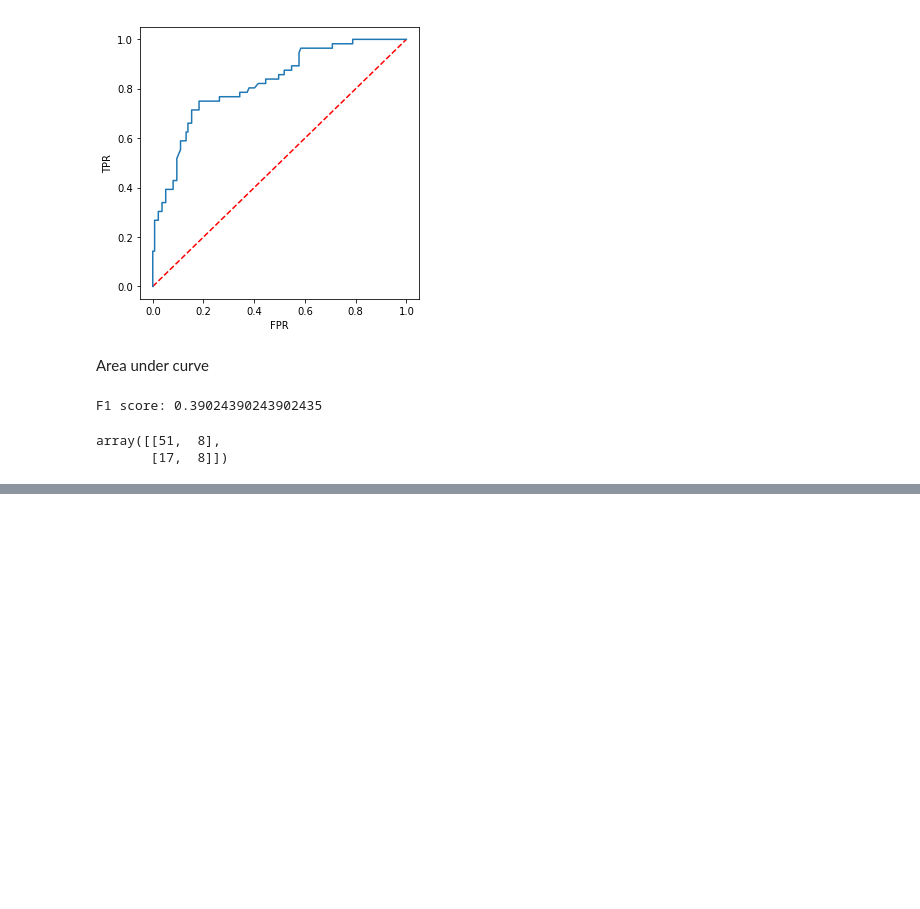
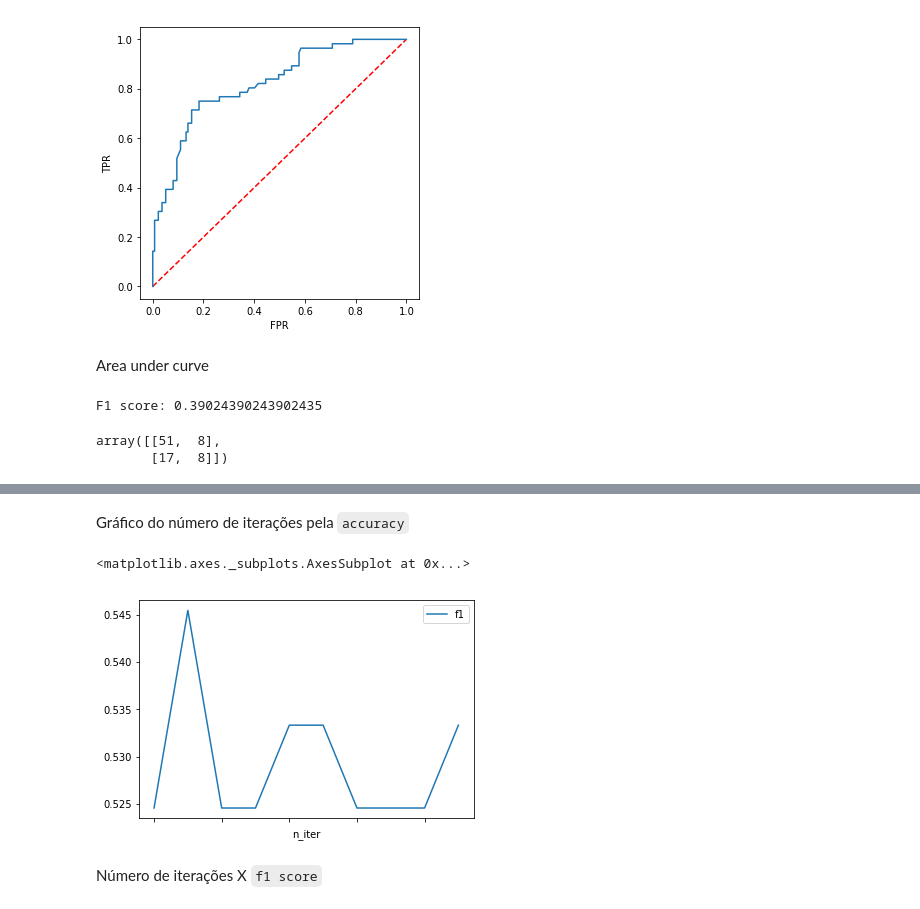
Before and after one commit to LRAbbade/trabalho_NN, a Jupyter notebook: tests.ipynb, the cells around one changed output, grey strips where cells are left out. Drawn from its saved outputs; the diff is of its cells as text; code cells hidden in the pictures; blank space fills up the shorter version.

```diff
--- a/tests.ipynb
+++ b/tests.ipynb
@@ -510,0 +671,9 @@ Apesar do accuracy estar em 70%, dá pra ver pela matriz de confusão que a regr
+# %% [markdown]
+Gráfico do número de iterações pela `accuracy`
+# %%
+results_df.plot(x='n_iter', y='f1')
+# %% [output]
+<matplotlib.axes._subplots.AxesSubplot at 0x...>
+[figure, added]
+# %% [markdown]
+Número de iterações X `f1 score`
```
Also changed, not shown: parts of 24 cells of this notebook.
